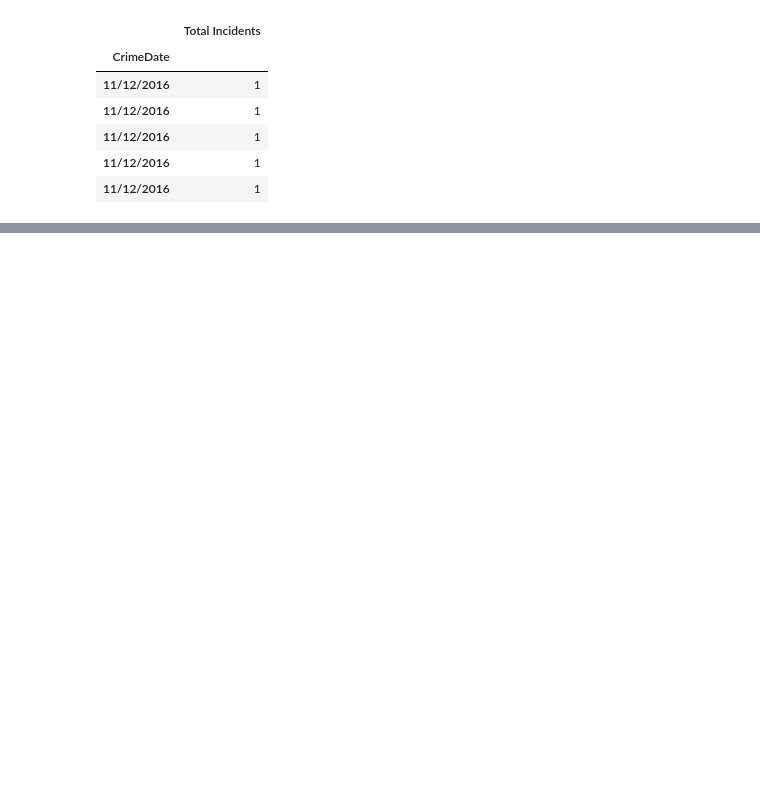
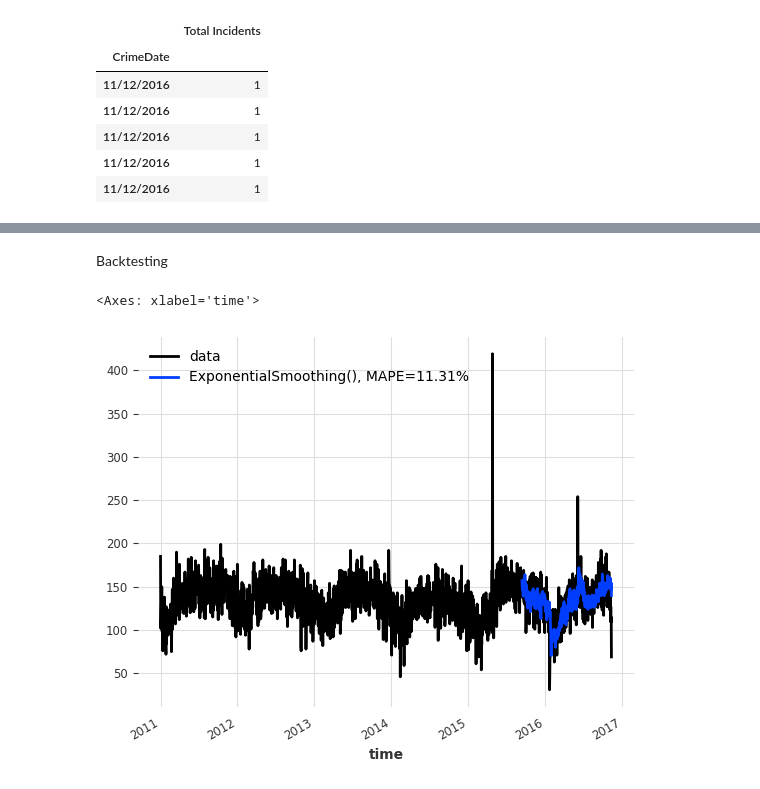
Before and after one commit to 13333333333333/India-Vix, a Jupyter notebook: Baltimore Crime Rate/src/Baltimore Crime Rate Forecast.ipynb, the cells around one changed output, grey strips where cells are left out. Drawn from its saved outputs; the diff is of its cells as text; code cells hidden in the pictures; blank space fills up the shorter version.

```diff
--- a/Baltimore Crime Rate/src/Baltimore Crime Rate Forecast.ipynb
+++ b/Baltimore Crime Rate/src/Baltimore Crime Rate Forecast.ipynb
@@ -130,0 +77,22 @@ We can observe a decreasing trend in the 1 month horizon
+# %%
+from darts import TimeSeries
+from darts.models import ExponentialSmoothing
+from darts.utils.utils import ModelMode, SeasonalityMode
+from darts.utils.timeseries_generation import datetime_attribute_timeseries
+
+# Assuming 'grouped' is a DataFrame with a datetime index and a 'Total Incidents' column
+series = TimeSeries.from_dataframe(grouped)
+
+# Split the series into training and validation sets
+train_size = int(len(series) * 0.8)
+train, val = series[:train_size], series[train_size:]
+
+# Fit the ExponentialSmoothing model to the training data
+model = ExponentialSmoothing(trend=ModelMode.ADDITIVE, seasonal=SeasonalityMode.MULTIPLICATIVE)
+model.fit(train)
+
+# Generate the forecasts for the validation set
+forecast_values = model.predict(n=len(val))
+
+# Print or use the forecast_values as needed
+print(forecast_values.pd_series())
@@ -130,0 +113,14 @@ We can observe a decreasing trend in the 1 month horizon
+# %% [markdown]
+Backtesting
+# %%
+backtest=model.historical_forecasts(series,
+                                    start=.8, # starting at 80% of the time series
+                                    forecast_horizon=5) # forecast horizon of the point predictions
+# %%
+from darts.metrics import mape
+series.plot(label="data")
+err=mape(backtest,val)
+backtest.plot(lw=2, label='ExponentialSmoothing(), MAPE={:.2f}%'.format(err))
+# %% [output]
+<Axes: xlabel='time'>
+[figure, added]
```
Also changed, not shown: parts of 22 cells of this notebook, 3 other files.
